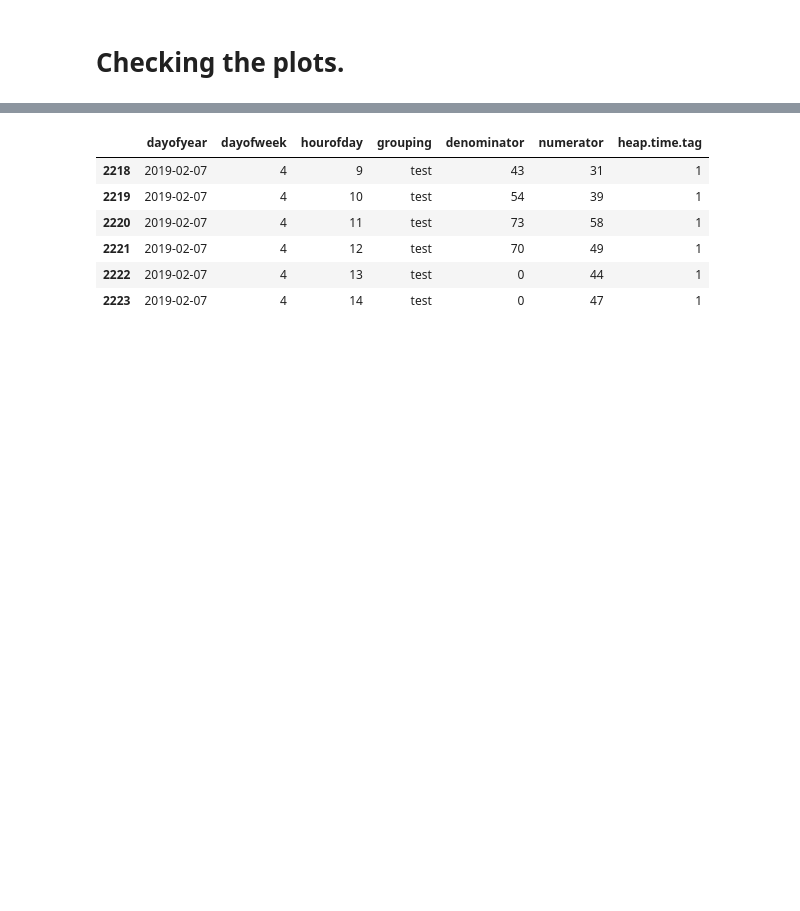
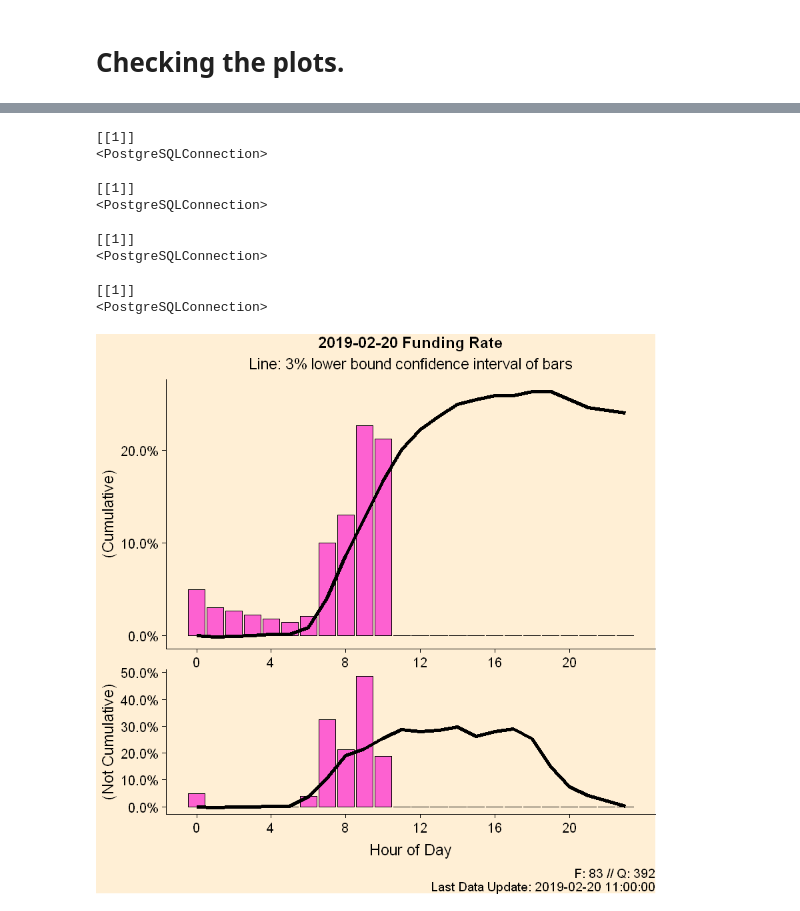
Before and after one commit to jasonchang2018/funnel-anomaly-detection, a Jupyter notebook: preprocessing/reuse-bv-q-bootstrap-bounds-cumulative-new-data.ipynb, the cells around one changed output, grey strips where cells are left out. Saved outputs shown, nothing was run; the diff lists cells and outputs as text; code cells hidden in the pictures; blank space fills up the shorter version.

```diff
--- a/preprocessing/reuse-bv-q-bootstrap-bounds-cumulative-new-data.ipynb
+++ b/preprocessing/reuse-bv-q-bootstrap-bounds-cumulative-new-data.ipynb
@@ -733,6 +797,6 @@ makeCumulative = function(data) {
 # %%
 ## Input data frame.
-## Output aggregated (cumulative) data for TRAINNG DATA.
+## Output aggregated (cumulative) data for TRAINING DATA.
 ## Reliant on makeCumulative().
 
 getHistoricalData = function(data, cumulative) {
@@ -743,7 +807,7 @@ getHistoricalData = function(data, cumulative) {
 
     if (cumulative == TRUE) {
 
-        df.hist.mutate = makeCumulative(data = df)
+        df.hist.mutate = removeEdges(makeCumulative(data = df))
 
         historical.point.estimates =
             df.hist.mutate %>%
@@ -775,7 +839,7 @@ getHistoricalData = function(data, cumulative) {
             )
     } else if (cumulative == FALSE) {
 
-        df.hist = df[which(df$grouping == 'training'), ]
+        df.hist = removeEdges(df[which(df$grouping == 'training'), ])
 
         historical.point.estimates =
             df.hist[which(df.hist$dayofweek == getSessionInfo(data = df)$dow), ] %>%
@@ -1860,0 +1952,26 @@ Time difference of 1.30066 mins
+# %%
+getBootstrapCowplot(
+    data.limited = limitDf(
+        data = d,
+        numerator.string = 'funded',
+        denominator.string = 'qualified'
+    ),
+    numerator.string = 'funded',
+    denominator.string = 'qualified',
+    B = 100,
+    alpha = 0.03,
+    smooth.iterations = 1
+)
+# %% [output]
+[[1]]
+<PostgreSQLConnection>
+
+[[1]]
+<PostgreSQLConnection>
+
+[[1]]
+<PostgreSQLConnection>
+
+[[1]]
+<PostgreSQLConnection>
+[figure, added]
@@ -1861,16 +1980,9 @@ Time difference of 1.30066 mins
 # %%
-e = limitDf(
-    data = d,
-    numerator.string = 'bankverified.dl',
-    denominator.string = 'attempt.dl'
-)
+# e = limitDf(
+#     data = d,
+#     numerator.string = 'bankverified',
+#     denominator.string = 'qualified'
+# )
 
-tail(e)
+# nrow(e)
+# tail(e)
-# %% [output]
-|  | dayofyear | dayofweek | hourofday | grouping | denominator | numerator | heap.time.tag |
-| 2218 | 2019-02-07 | 4 | 9 | test | 43 | 31 | 1 |
-| 2219 | 2019-02-07 | 4 | 10 | test | 54 | 39 | 1 |
-| 2220 | 2019-02-07 | 4 | 11 | test | 73 | 58 | 1 |
-| 2221 | 2019-02-07 | 4 | 12 | test | 70 | 49 | 1 |
-| 2222 | 2019-02-07 | 4 | 13 | test | 0 | 44 | 1 |
-| 2223 | 2019-02-07 | 4 | 14 | test | 0 | 47 | 1 |
```
Also changed, not shown: parts of 66 cells of this notebook, 1 other file.
